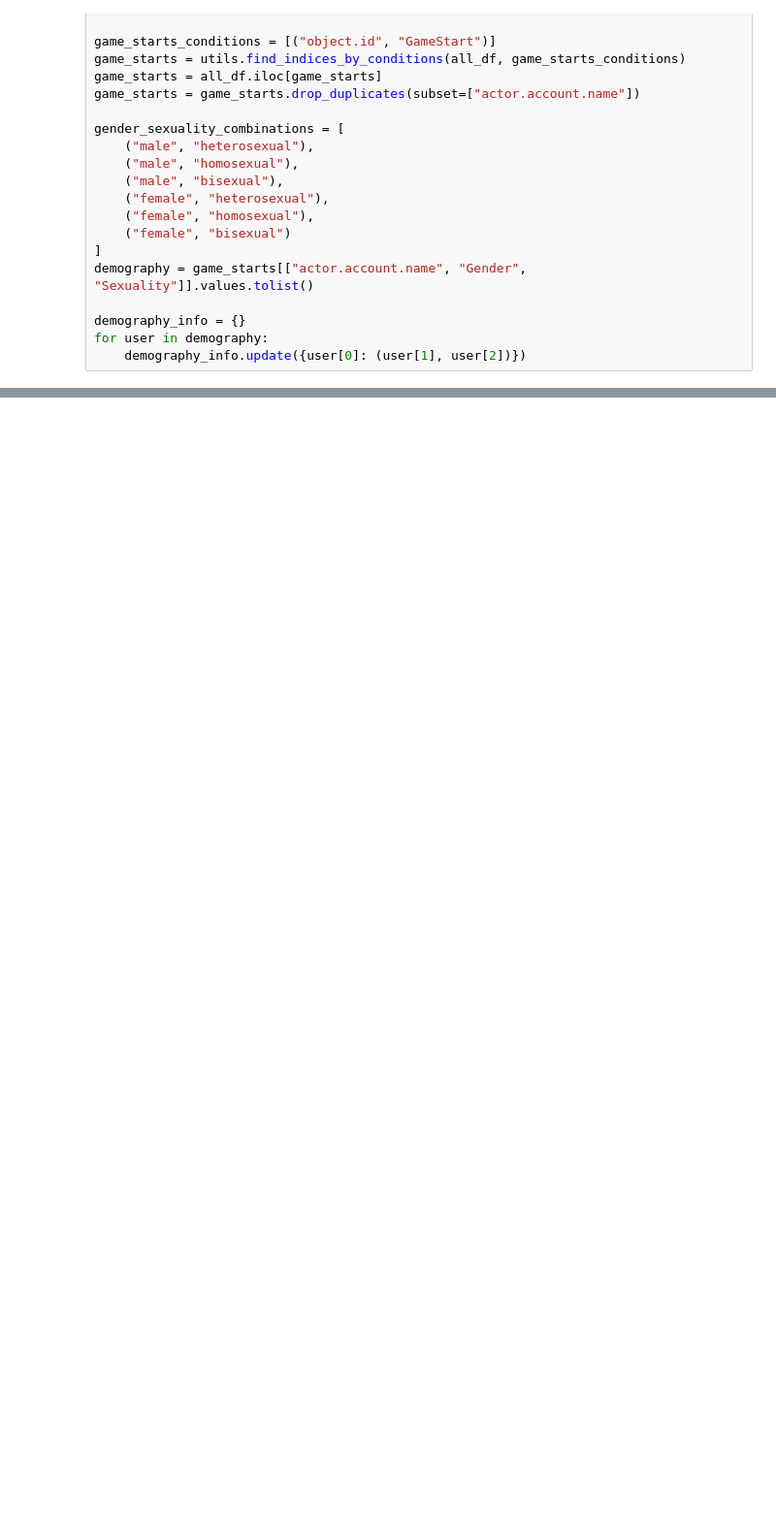
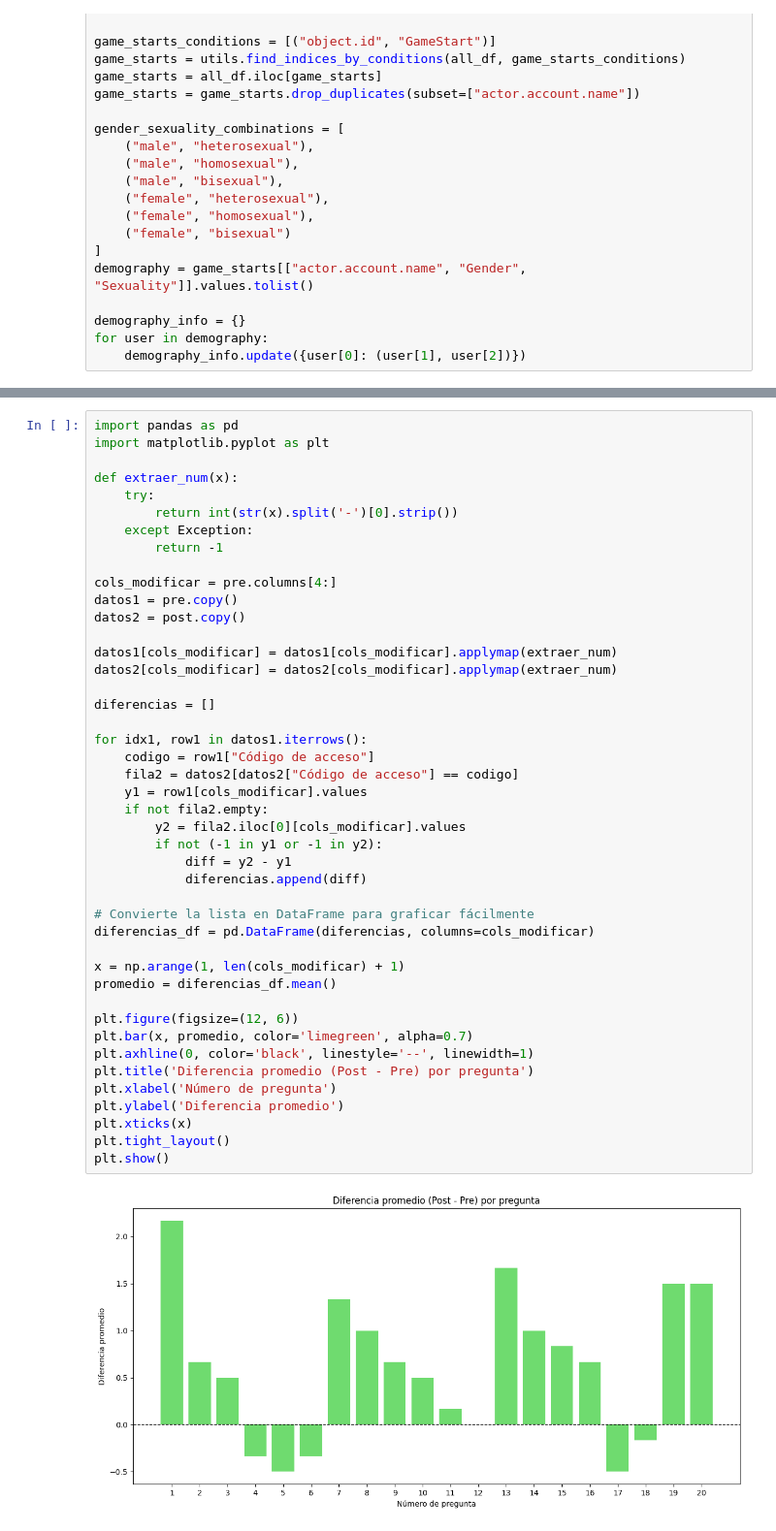
Before and after one commit to MattCastUCM/JustShare-telemetry, a Jupyter notebook: python/main.ipynb, the cells around one changed output, grey strips where cells are left out. Shown: that part at 97% size. Cells and saved outputs as stored; diff of their text form; blank space fills up the shorter version.

```diff
--- a/python/main.ipynb
+++ b/python/main.ipynb
@@ -78,0 +141,46 @@ display(post)
+# %%
+import pandas as pd
+import matplotlib.pyplot as plt
+
+def extraer_num(x):
+    try:
+        return int(str(x).split('-')[0].strip())
+    except Exception:
+        return -1
+
+cols_modificar = pre.columns[4:]
+datos1 = pre.copy()
+datos2 = post.copy()
+
+datos1[cols_modificar] = datos1[cols_modificar].applymap(extraer_num)
+datos2[cols_modificar] = datos2[cols_modificar].applymap(extraer_num)
+
+diferencias = []
+
+for idx1, row1 in datos1.iterrows():
+    codigo = row1["Código de acceso"]
+    fila2 = datos2[datos2["Código de acceso"] == codigo]
+    y1 = row1[cols_modificar].values
+    if not fila2.empty:
+        y2 = fila2.iloc[0][cols_modificar].values
+        if not (-1 in y1 or -1 in y2):
+            diff = y2 - y1
+            diferencias.append(diff)
+
+# Convierte la lista en DataFrame para graficar fácilmente
+diferencias_df = pd.DataFrame(diferencias, columns=cols_modificar)
+
+x = np.arange(1, len(cols_modificar) + 1)
+promedio = diferencias_df.mean()
+
+plt.figure(figsize=(12, 6))
+plt.bar(x, promedio, color='limegreen', alpha=0.7)
+plt.axhline(0, color='black', linestyle='--', linewidth=1)
+plt.title('Diferencia promedio (Post - Pre) por pregunta')
+plt.xlabel('Número de pregunta')
+plt.ylabel('Diferencia promedio')
+plt.xticks(x)
+plt.tight_layout()
+plt.show()
+# %% [output]
+[figure, added]
```
Also changed, not shown: parts of 1 cell of this notebook.
